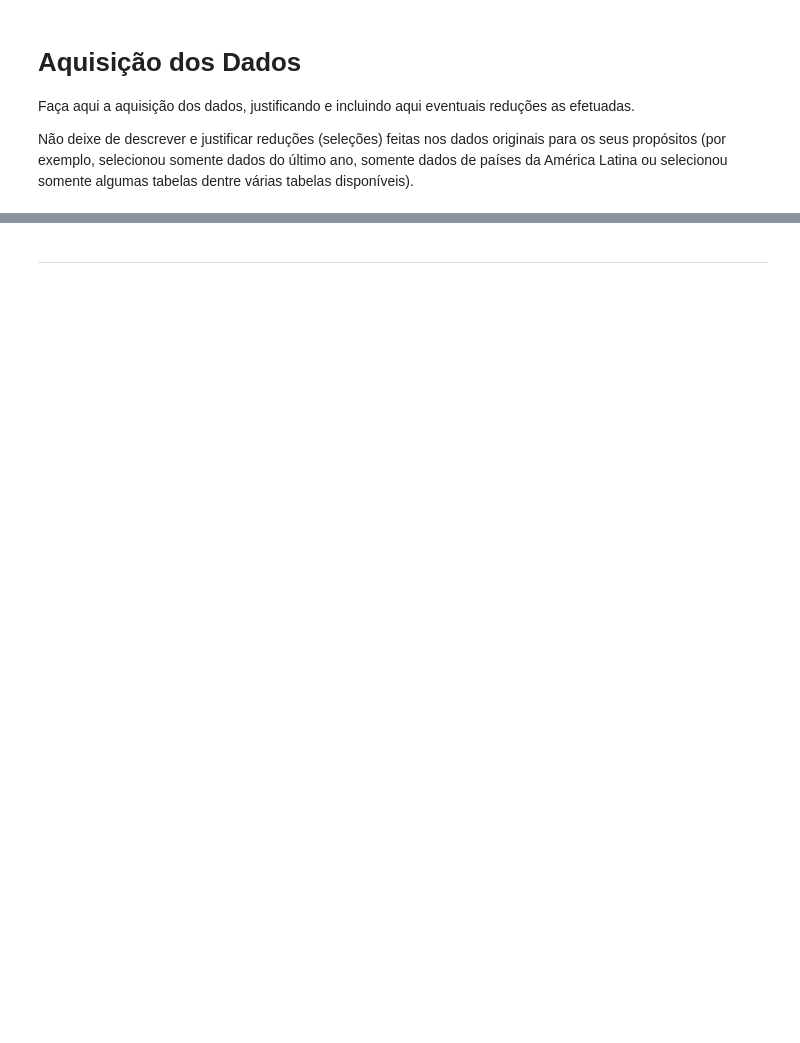
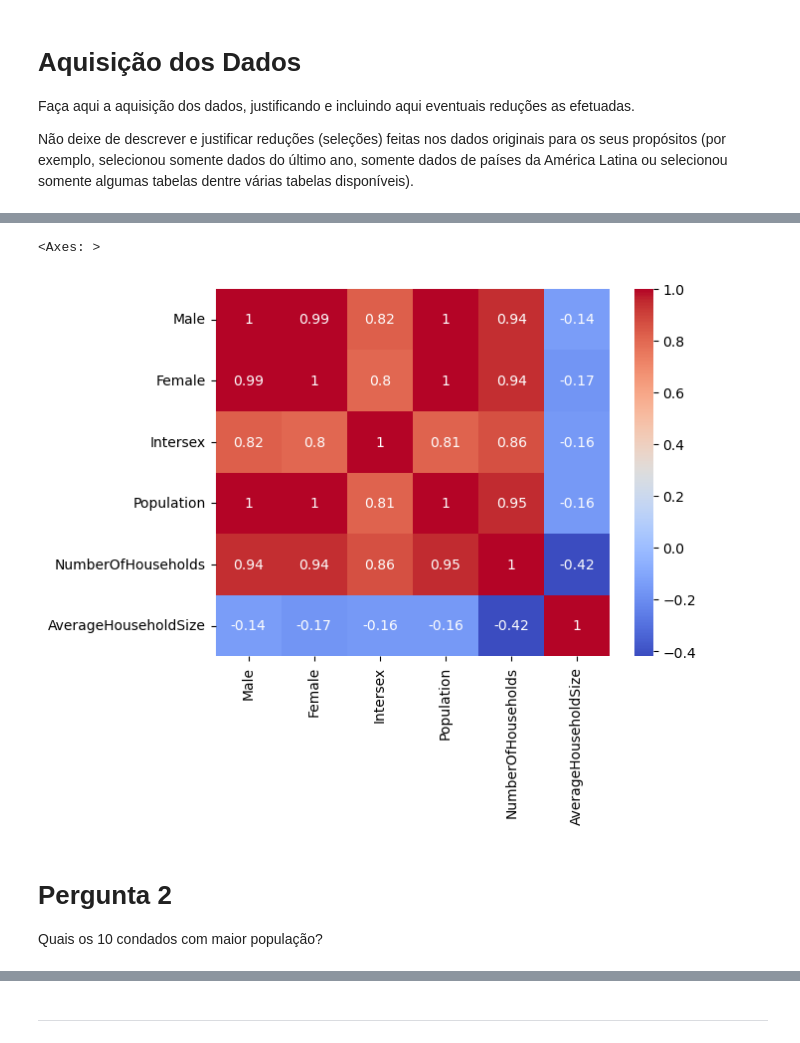
Before and after one commit to victorteodoro/exploratory-data-analysis-mackenzie, a Jupyter notebook: code/aula 7/AED_Projeto.ipynb, the cells around one changed output, grey strips where cells are left out. Drawn from its saved outputs; the diff is of its cells as text; code cells hidden in the pictures; blank space fills up the shorter version.

```diff
--- a/code/aula 7/AED_Projeto.ipynb
+++ b/code/aula 7/AED_Projeto.ipynb
@@ -163,0 +296,11 @@ Com base nas suas análises o que você conclui? Essa é uma parte importante do
+# %%
+corr = population_and_gender.corr(numeric_only=True)
+
+sns.heatmap(corr, annot=True, cmap='coolwarm')
+# %% [output]
+<Axes: >
+[figure, added]
+# %% [markdown]
+# Pergunta 2
+
+Quais os 10 condados com maior população?
```
Also changed, not shown: parts of 106 cells of this notebook, 1 other file.
